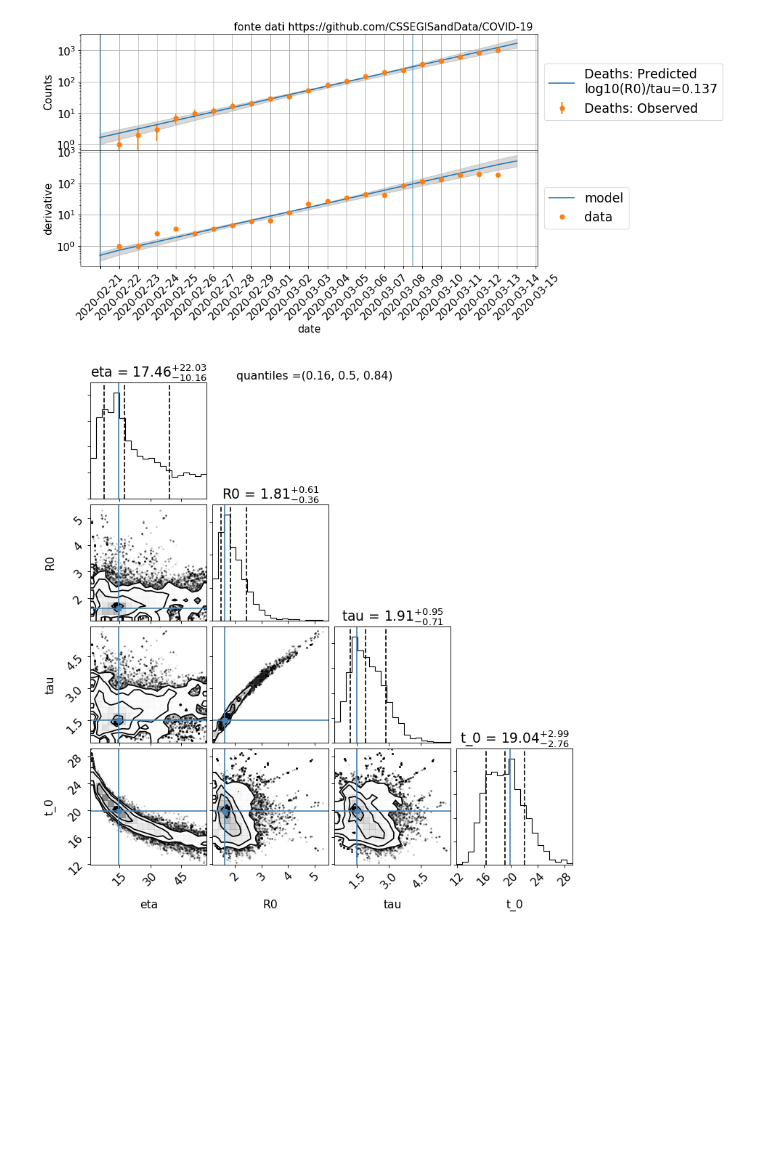
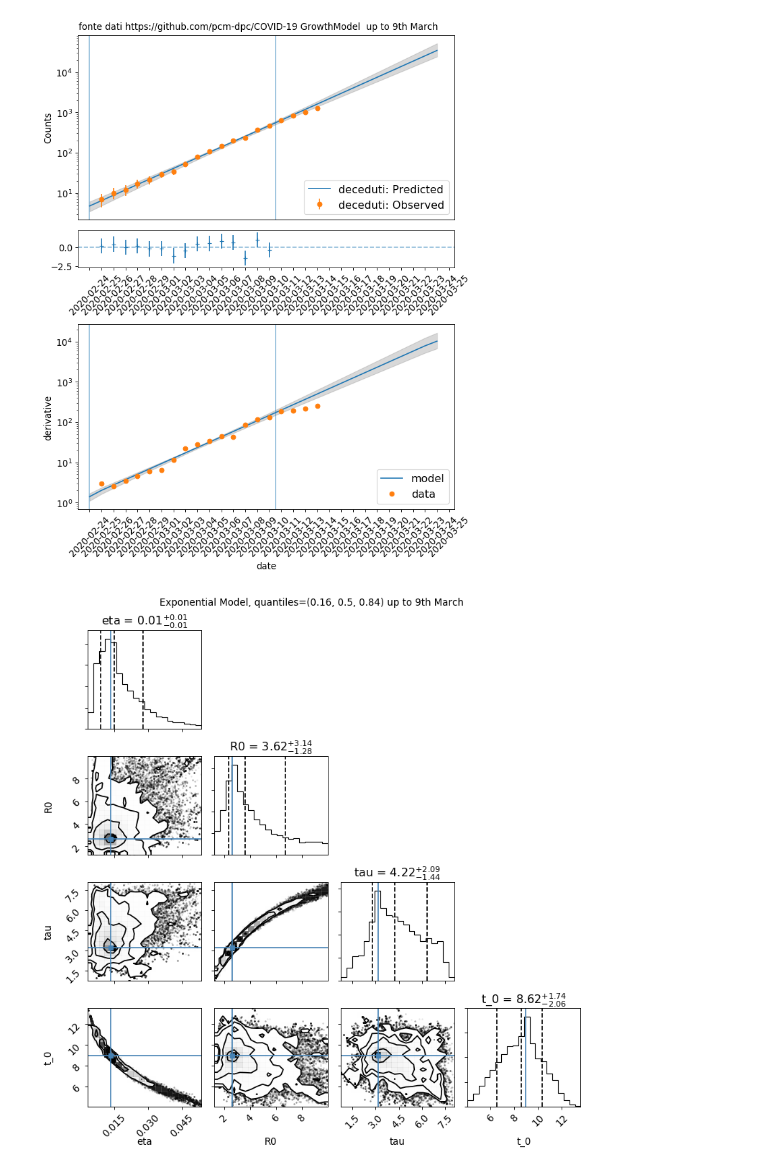
Before and after one commit to andreatramacere/covid19-analysis, a Jupyter notebook: covid_stat.ipynb, the cells around one changed output. Saved outputs shown, nothing was run; the diff lists cells and outputs as text; code cells hidden in the pictures; blank space fills up the shorter version.

```diff
--- a/covid_stat.ipynb
+++ b/covid_stat.ipynb
@@ -28,7 +28,7 @@ mpl.rcParams['figure.figsize'] = [12., 12.0]
 mpl.rcParams['figure.dpi'] = 80
 mpl.rcParams['savefig.dpi'] = 100
 
-mpl.rcParams['font.size'] = '14'
+mpl.rcParams['font.size'] = '12'
 mpl.rcParams['legend.fontsize'] = 'large'
 mpl.rcParams['figure.titlesize'] = 'medium'
 # %%
@@ -48,7 +48,7 @@ class GrowthModel(Model):
         """
 
         super(GrowthModel,self).__init__(  **keywords)
-        self.name='GrowthModel'
+        self.name='Exponential'
         self.parameters = ModelParameterArray()
         self.eta=1
         self.parameters.add_par(AnalyticalParameter(self,name='eta',par_type='',val=1,val_min=0,val_max=10000,units=''))
@@ -220,7 +289,7 @@ def plot_model(mcmc,model,data,t_start_model=None, t_stop_model=None, size=10,mc
 from jetset.minimizer import fit_SED
 from jetset.mcmc import McmcSampler
 # %%
-def do_analysis(model,data,t_start,t_stop,t_start_model,t_stop_model,name,do_plot=True,mcmc_steps=500,title=''):
+def do_analysis(model,data,t_start,t_stop,t_start_model,t_stop_model,name,do_plot=True,do_mcmc=True,mcmc_steps=500,title=''):
 
 
     model.nu_min=0
@@ -229,21 +298,25 @@ def do_analysis(model,data,t_start,t_stop,t_start_model,t_stop_model,name,do_plo
 
     fm=FitModel(analytical=model,name='test')
     bfm,mm=fit_SED(fm,data,nu_fit_start=t_start,nu_fit_stop=t_stop,minimizer='minuit',silent=True)
-    log_R0_by_tau=np.log10(model.parameters.R0.val)/model.parameters.tau.val
-    print('log10(R0)/tau',log_R0_by_tau)
-    print('doubling time',np.log10(2)/log_R0_by_tau)
+
+    if hasattr(model,'R0'):
+        log_R0_by_tau=np.log10(model.parameters.R0.val)/model.parameters.tau.val
+        print('log10(R0)/tau',log_R0_by_tau)
+        print('doubling time',np.log10(2)/log_R0_by_tau)
 
     bfm.fit_Model.show_best_fit_pars()
-
-    mcmc=McmcSampler(bfm)
-    mcmc.run_sampler(nwalkers=150,burnin=10,steps=mcmc_steps,bound=3,bound_rel=True,walker_start_bound=0.001,threads=1)
-
+    if do_mcmc is True:
+        mcmc=McmcSampler(bfm)
+        mcmc.run_sampler(nwalkers=150,burnin=10,steps=mcmc_steps,bound=3,bound_rel=True,walker_start_bound=0.001,threads=1)
+    else:
+        mcmc = None
     if do_plot is True:
-        plot_model(mcmc,bfm.fit_Model,data,t_start_model=t_start,t_stop_model= t_stop_model,label=name,size=100,mcmc_samples=100,title=title)
+        fig=plot_model(mcmc,bfm.fit_Model,data,t_start_model=t_start,t_stop_model= t_stop_model,label=name,size=100,mcmc_samples=100,title=title
+                      )
 
 
 
 
 
 
-    return bfm,mcmc,data
+    return bfm,mcmc,data,fig
@@ -250,8 +342,10 @@ def do_analysis(model,data,t_start,t_stop,t_start_model,t_stop_model,name,do_plo
 # %%
-name='Deaths'
-country='Italy'
-data,df=get_data_jh(name,country,fake_error=False)
-data.data['nuFnu_data'][-1]=1016
+name='deceduti'
+data,df =get_data_protezione_civile(name,fake_error=False)
 gm=GrowthModel()
-bfm,mcmc,data=do_analysis(gm,data,t_start=30,t_stop=46.5,t_start_model=29,t_stop_model=53,name=name,mcmc_steps=500,title='fonte dati https://github.com/CSSEGISandData/COVID-19')
+gm.parameters.t_0.val=10
+bfm,mcmc,data,fig=do_analysis(gm,data,t_start=0,t_stop=15.5,t_start_model=0,t_stop_model=30,name=name,mcmc_steps=500,title=' fonte dati https://github.com/pcm-dpc/COVID-19 %s  up to 9th March'%gm.name,do_mcmc=True)
+f=mcmc.corner_plot(quantiles=(0.16,0.5,0.84))
+f.suptitle('Exponential Model, quantiles=%s up to 9th March'%str((0.16,0.5,0.84)),y=1.01)
+plt.tight_layout()
 # %% [output]
@@ -269,5 +362,2 @@ mcmc run done, with 1 threads took 8.34 seconds
-[figure, old version]
+[figure, new version]
+[figure, added]
-# %%
-f=mcmc.corner_plot(quantiles=(0.16,0.5,0.84))
-# %% [output]
-[figure, removed]
```
Also changed, not shown: parts of 17 cells of this notebook.
